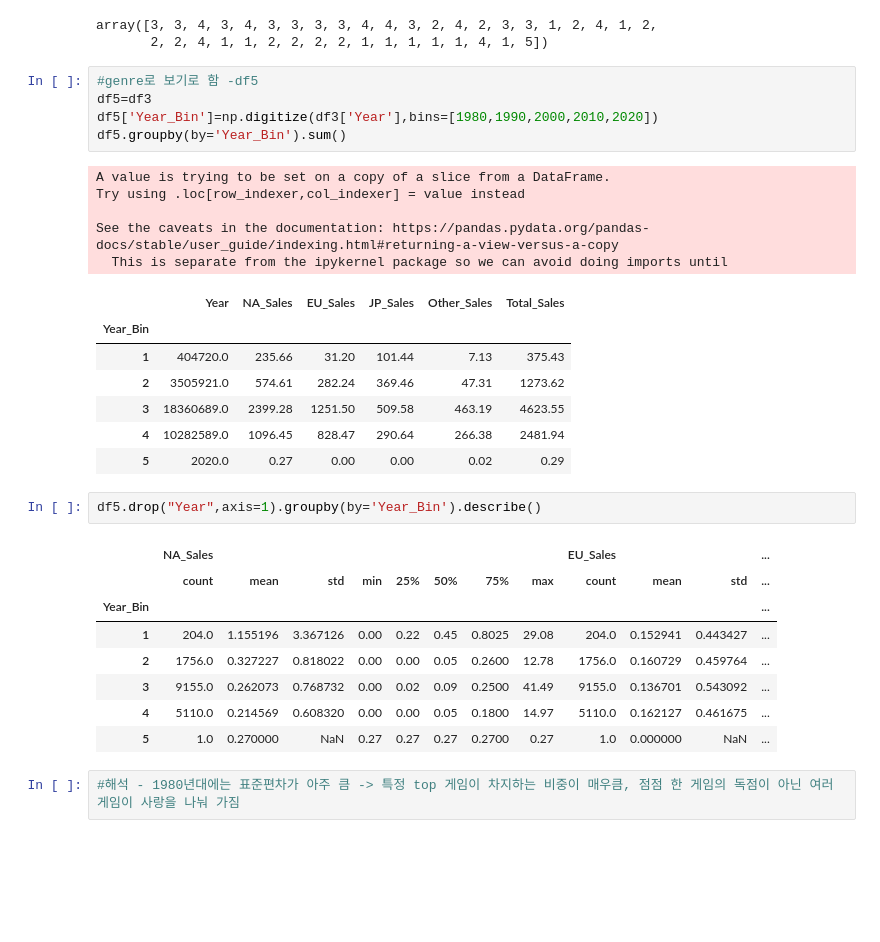
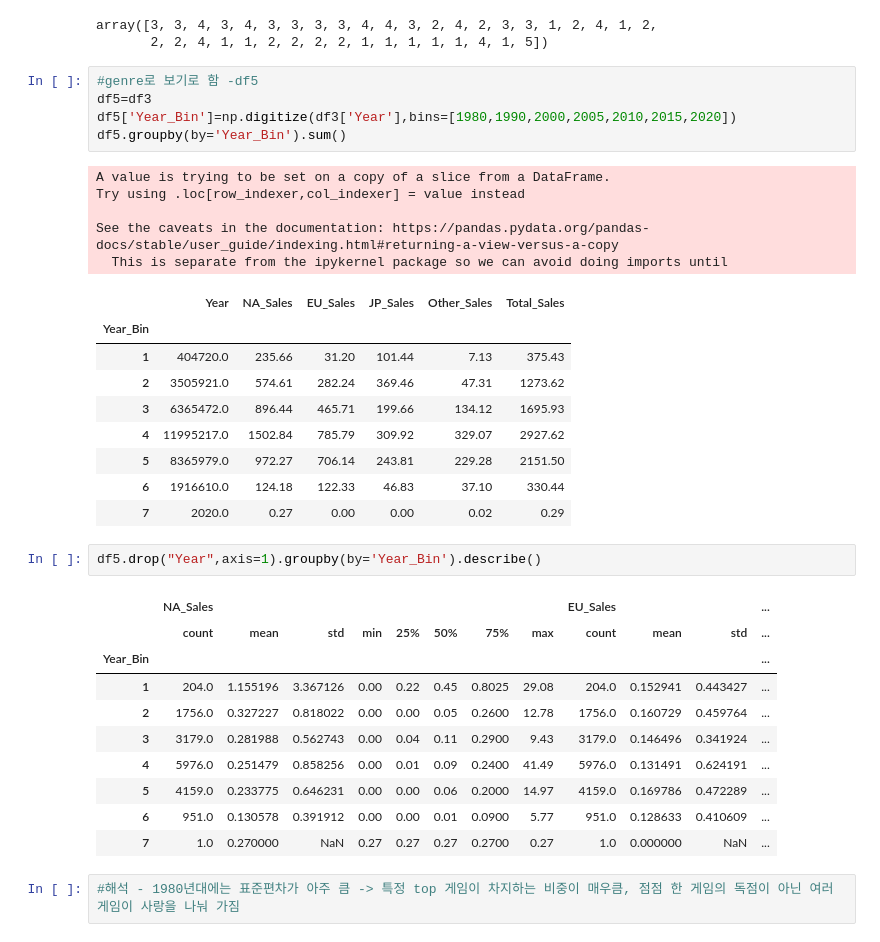
Before and after one commit to choheeee22/ds_Section1_Project, a Jupyter notebook: Section1_Project_GameIndustry.ipynb, the cells around one changed output. Drawn from its saved outputs; the diff is of its cells as text; blank space fills up the shorter version.

```diff
--- a/Section1_Project_GameIndustry.ipynb
+++ b/Section1_Project_GameIndustry.ipynb
@@ -774,21 +774,23 @@ array([3, 3, 4, 3, 4, 3, 3, 3, 3, 4, 4, 3, 2, 4, 2, 3, 3, 1, 2, 4, 1, 2,
 # %%
 #genre로 보기로 함 -df5
 df5=df3
-df5['Year_Bin']=np.digitize(df3['Year'],bins=[1980,1990,2000,2010,2020])
+df5['Year_Bin']=np.digitize(df3['Year'],bins=[1980,1990,2000,2005,2010,2015,2020])
 df5.groupby(by='Year_Bin').sum()
 # %% [output]
 A value is trying to be set on a copy of a slice from a DataFrame.
 Try using .loc[row_indexer,col_indexer] = value instead
 
 See the caveats in the documentation: https://pandas.pydata.org/pandas-docs/stable/user_guide/indexing.html#returning-a-view-versus-a-copy
   This is separate from the ipykernel package so we can avoid doing imports until
 |  | Year | NA_Sales | EU_Sales | JP_Sales | Other_Sales | Total_Sales |
 | Year_Bin |  |  |  |  |  |  |
 | 1 | 404720.0 | 235.66 | 31.20 | 101.44 | 7.13 | 375.43 |
 | 2 | 3505921.0 | 574.61 | 282.24 | 369.46 | 47.31 | 1273.62 |
-| 3 | 18360689.0 | 2399.28 | 1251.50 | 509.58 | 463.19 | 4623.55 |
-| 4 | 10282589.0 | 1096.45 | 828.47 | 290.64 | 266.38 | 2481.94 |
-| 5 | 2020.0 | 0.27 | 0.00 | 0.00 | 0.02 | 0.29 |
+| 3 | 6365472.0 | 896.44 | 465.71 | 199.66 | 134.12 | 1695.93 |
+| 4 | 11995217.0 | 1502.84 | 785.79 | 309.92 | 329.07 | 2927.62 |
+| 5 | 8365979.0 | 972.27 | 706.14 | 243.81 | 229.28 | 2151.50 |
+| 6 | 1916610.0 | 124.18 | 122.33 | 46.83 | 37.10 | 330.44 |
+| 7 | 2020.0 | 0.27 | 0.00 | 0.00 | 0.02 | 0.29 |
 # %%
 df5.drop("Year",axis=1).groupby(by='Year_Bin').describe()
 # %% [output]
@@ -797,9 +799,11 @@ df5.drop("Year",axis=1).groupby(by='Year_Bin').describe()
 | Year_Bin |  |  |  |  |  |  |  |  |  |  |  | ... |
 | 1 | 204.0 | 1.155196 | 3.367126 | 0.00 | 0.22 | 0.45 | 0.8025 | 29.08 | 204.0 | 0.152941 | 0.443427 | ... |
 | 2 | 1756.0 | 0.327227 | 0.818022 | 0.00 | 0.00 | 0.05 | 0.2600 | 12.78 | 1756.0 | 0.160729 | 0.459764 | ... |
-| 3 | 9155.0 | 0.262073 | 0.768732 | 0.00 | 0.02 | 0.09 | 0.2500 | 41.49 | 9155.0 | 0.136701 | 0.543092 | ... |
-| 4 | 5110.0 | 0.214569 | 0.608320 | 0.00 | 0.00 | 0.05 | 0.1800 | 14.97 | 5110.0 | 0.162127 | 0.461675 | ... |
-| 5 | 1.0 | 0.270000 | NaN | 0.27 | 0.27 | 0.27 | 0.2700 | 0.27 | 1.0 | 0.000000 | NaN | ... |
+| 3 | 3179.0 | 0.281988 | 0.562743 | 0.00 | 0.04 | 0.11 | 0.2900 | 9.43 | 3179.0 | 0.146496 | 0.341924 | ... |
+| 4 | 5976.0 | 0.251479 | 0.858256 | 0.00 | 0.01 | 0.09 | 0.2400 | 41.49 | 5976.0 | 0.131491 | 0.624191 | ... |
+| 5 | 4159.0 | 0.233775 | 0.646231 | 0.00 | 0.00 | 0.06 | 0.2000 | 14.97 | 4159.0 | 0.169786 | 0.472289 | ... |
+| 6 | 951.0 | 0.130578 | 0.391912 | 0.00 | 0.00 | 0.01 | 0.0900 | 5.77 | 951.0 | 0.128633 | 0.410609 | ... |
+| 7 | 1.0 | 0.270000 | NaN | 0.27 | 0.27 | 0.27 | 0.2700 | 0.27 | 1.0 | 0.000000 | NaN | ... |
 # %%
 #해석 - 1980년대에는 표준편차가 아주 큼 -> 특정 top 게임이 차지하는 비중이 매우큼, 점점 한 게임의 독점이 아닌 여러 게임이 사랑을 나눠 가짐
 # %%
```
Also changed, not shown: parts of 18 cells of this notebook.
